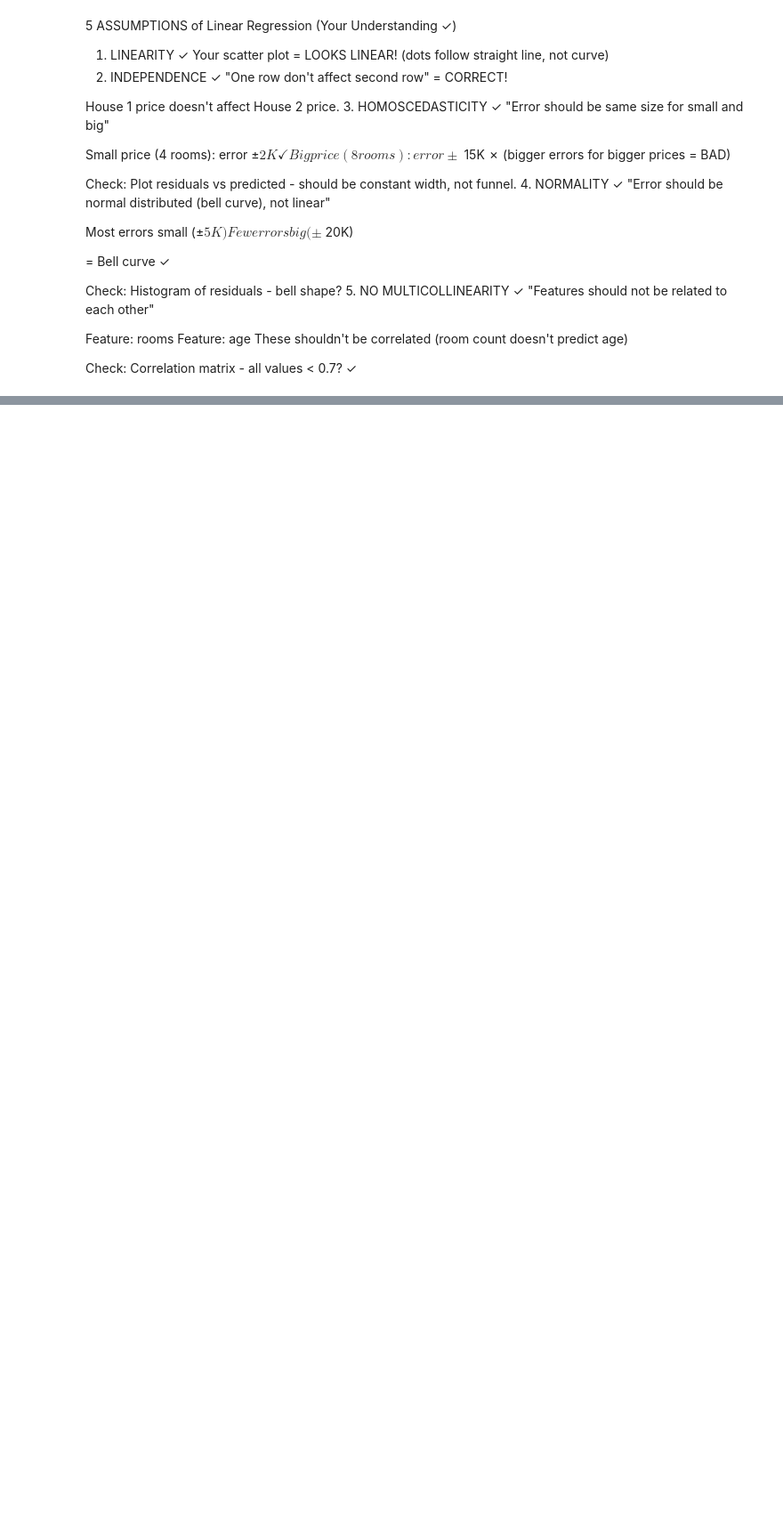
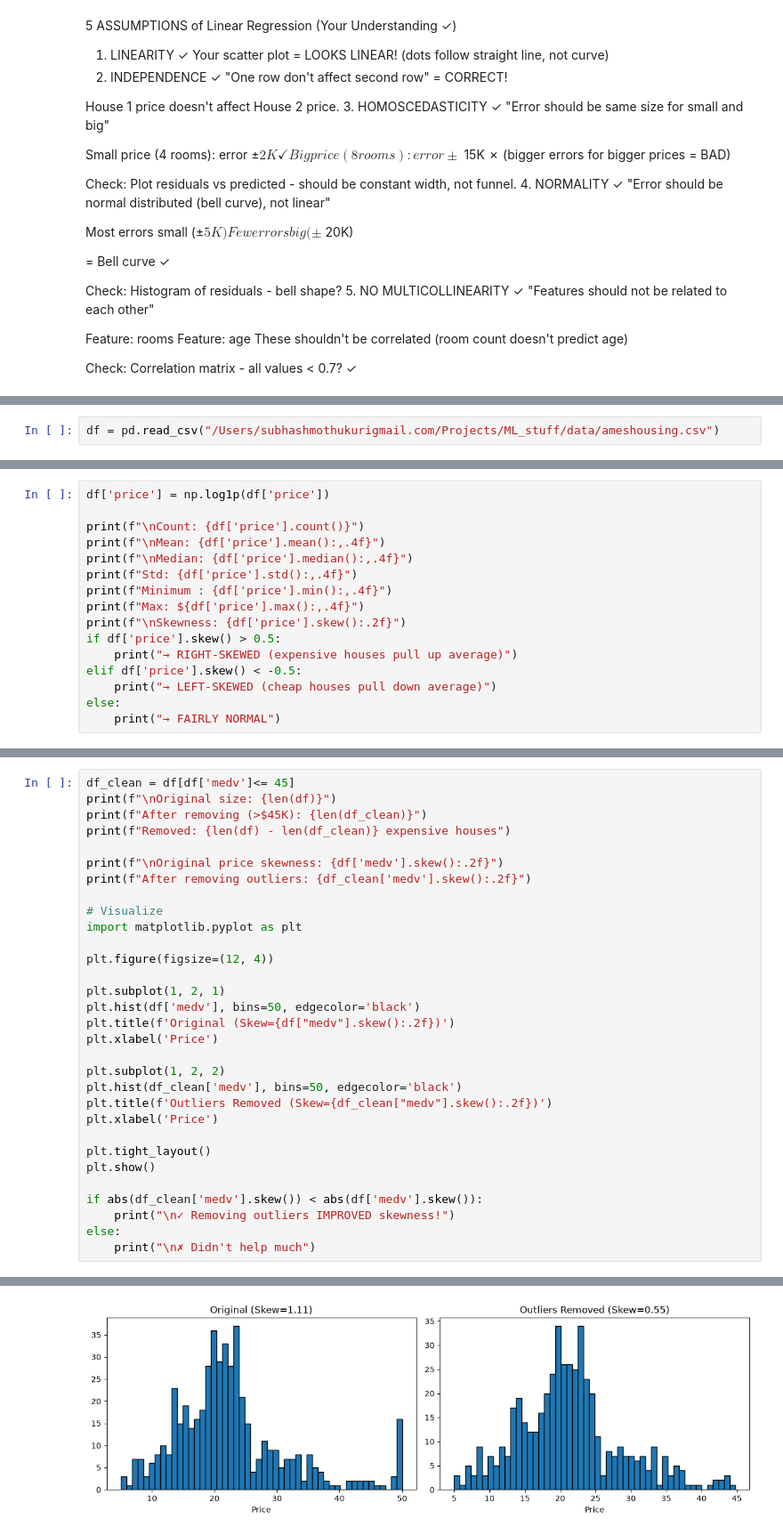
Before and after one commit to SubhashMOthukuri/ML_stuff, a Jupyter notebook: notebook/linear_regression.ipynb, the cells around one changed output, grey strips where cells are left out. Shown at 89% size. Saved outputs shown, nothing was run; the diff lists cells and outputs as text; blank space fills up the shorter version.

```diff
--- a/notebook/linear_regression.ipynb
+++ b/notebook/linear_regression.ipynb
@@ -234,0 +39,2 @@ RMSE as % of average price: 16.1%
+# %%
+df = pd.read_csv("/Users/subhashmothukurigmail.com/Projects/ML_stuff/data/ameshousing.csv")
@@ -234,0 +146,16 @@ RMSE as % of average price: 16.1%
+# %%
+df['price'] = np.log1p(df['price'])
+
+print(f"\nCount: {df['price'].count()}")
+print(f"\nMean: {df['price'].mean():,.4f}")
+print(f"\nMedian: {df['price'].median():,.4f}")
+print(f"Std: {df['price'].std():,.4f}")
+print(f"Minimum : {df['price'].min():,.4f}")
+print(f"Max: ${df['price'].max():,.4f}")
+print(f"\nSkewness: {df['price'].skew():.2f}")
+if df['price'].skew() > 0.5:
+    print("→ RIGHT-SKEWED (expensive houses pull up average)")
+elif df['price'].skew() < -0.5:
+    print("→ LEFT-SKEWED (cheap houses pull down average)")
+else:
+    print("→ FAIRLY NORMAL")
@@ -234,0 +174,32 @@ RMSE as % of average price: 16.1%
+# %%
+df_clean = df[df['medv']<= 45]
+print(f"\nOriginal size: {len(df)}")
+print(f"After removing (>$45K): {len(df_clean)}")
+print(f"Removed: {len(df) - len(df_clean)} expensive houses")
+
+print(f"\nOriginal price skewness: {df['medv'].skew():.2f}")
+print(f"After removing outliers: {df_clean['medv'].skew():.2f}")
+
+# Visualize
+import matplotlib.pyplot as plt
+
+plt.figure(figsize=(12, 4))
+
+plt.subplot(1, 2, 1)
+plt.hist(df['medv'], bins=50, edgecolor='black')
+plt.title(f'Original (Skew={df["medv"].skew():.2f})')
+plt.xlabel('Price')
+
+plt.subplot(1, 2, 2)
+plt.hist(df_clean['medv'], bins=50, edgecolor='black')
+plt.title(f'Outliers Removed (Skew={df_clean["medv"].skew():.2f})')
+plt.xlabel('Price')
+
+plt.tight_layout()
+plt.show()
+
+if abs(df_clean['medv'].skew()) < abs(df['medv'].skew()):
+    print("\n✓ Removing outliers IMPROVED skewness!")
+else:
+    print("\n✗ Didn't help much")
+# %% [output]
@@ -234,0 +212 @@ RMSE as % of average price: 16.1%
+[figure, added]
```
Also changed, not shown: parts of 28 cells of this notebook, 1 other file.
